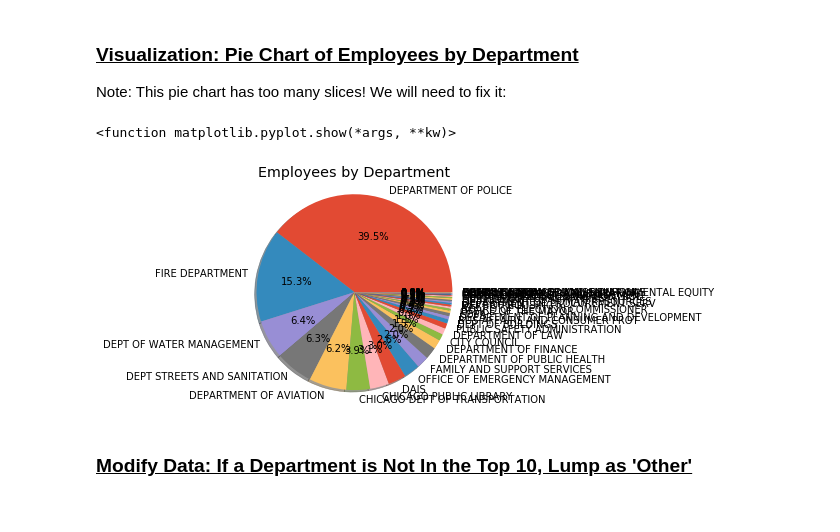
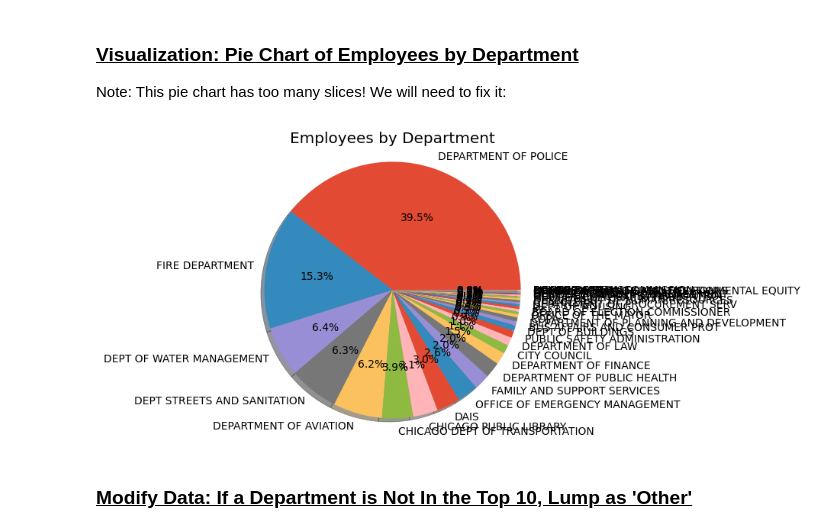
Before and after one commit to vikingcode12/APCSP, a Jupyter notebook: Python/Chapter 9 openData/openDateEx/Open Data Example (STUDENT BLANK).ipynb, the cells around one changed output. Drawn from its saved outputs; the diff is of its cells as text; code cells hidden in the pictures.

```diff
--- a/Python/Chapter 9 openData/openDateEx/Open Data Example (STUDENT BLANK).ipynb
+++ b/Python/Chapter 9 openData/openDateEx/Open Data Example (STUDENT BLANK).ipynb
@@ -309,21 +309,20 @@ Note: This pie chart has too many slices! We will need to fix it:
 # %%
 # Import matplotlib
 import matplotlib.pyplot as plot
 %matplotlib inline
 
 # Create labels and data array
 labels = dep_names
 pi_data = dep_counts
 
 # Graph pie chart
 plot.pie(pi_data, labels=labels, autopct="%1.1f%%", shadow=True)
 plot.title("Employees by Department")
 #plot.legend(title="Legend", loc="lower left")
 plot.axis("equal")
-plot.show
+plot.show()
 # %% [output]
-<function matplotlib.pyplot.show(*args, **kw)>
-[figure, old version]
+[figure, new version]
 # %% [markdown]
 ### <u>Modify Data: If a Department is Not In the Top 10, Lump as 'Other'</u>
 # %%
```
Also changed, not shown: parts of 13 cells of this notebook.
